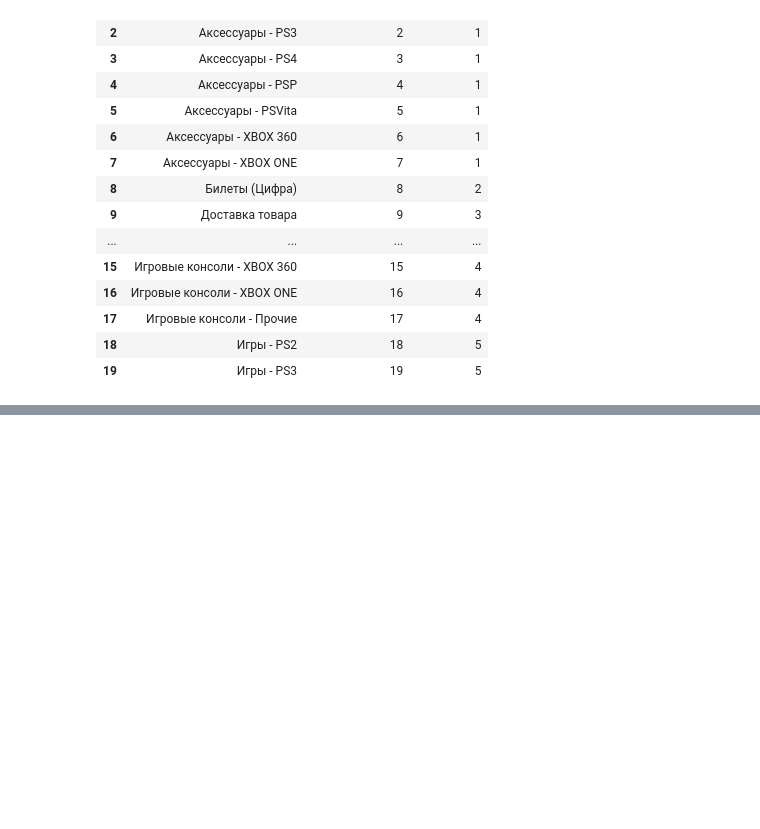
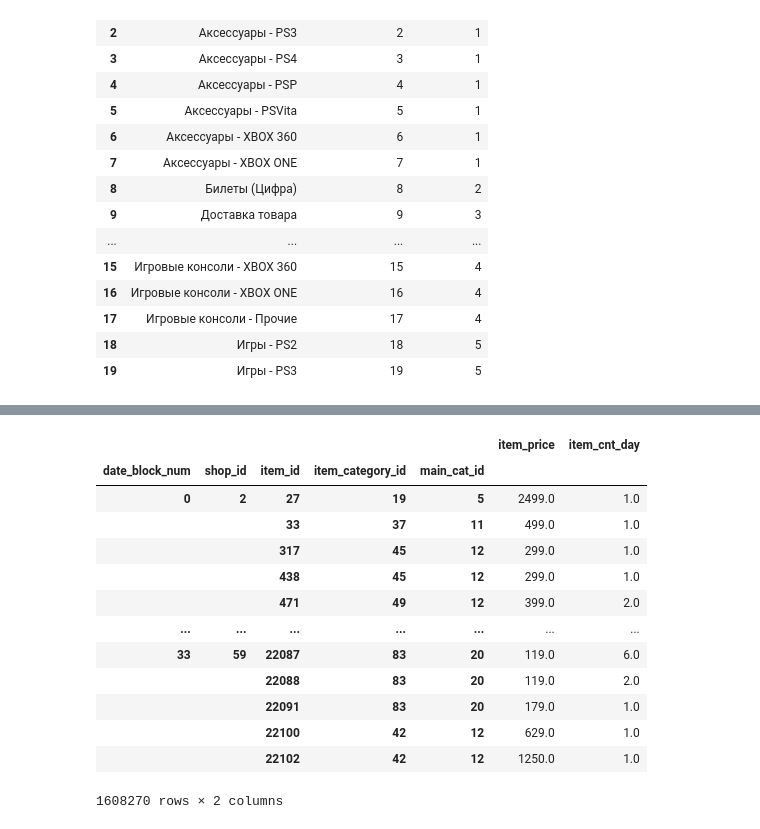
Before and after one commit to Jenny-Jo/-_sales_price, a Jupyter notebook: predict_future_sales/Predict Future Sales.ipynb, the cells around one changed output, grey strips where cells are left out. Cells and saved outputs as stored; diff of their text form; code cells hidden in the pictures; blank space fills up the shorter version.

```diff
--- a/predict_future_sales/Predict Future Sales.ipynb
+++ b/predict_future_sales/Predict Future Sales.ipynb
@@ -104,0 +148,17 @@ cats[0:20]
+# %%
+monthly_sales1
+# %% [output]
+|  |  |  |  |  | item_price | item_cnt_day |
+| date_block_num | shop_id | item_id | item_category_id | main_cat_id |  |  |
+| 0 | 2 | 27 | 19 | 5 | 2499.0 | 1.0 |
+|  |  | 33 | 37 | 11 | 499.0 | 1.0 |
+|  |  | 317 | 45 | 12 | 299.0 | 1.0 |
+|  |  | 438 | 45 | 12 | 299.0 | 1.0 |
+|  |  | 471 | 49 | 12 | 399.0 | 2.0 |
+| ... | ... | ... | ... | ... | ... | ... |
+| 33 | 59 | 22087 | 83 | 20 | 119.0 | 6.0 |
+|  |  | 22088 | 83 | 20 | 119.0 | 2.0 |
+|  |  | 22091 | 83 | 20 | 179.0 | 1.0 |
+|  |  | 22100 | 42 | 12 | 629.0 | 1.0 |
+|  |  | 22102 | 42 | 12 | 1250.0 | 1.0 |
+1608270 rows × 2 columns
```
Also changed, not shown: parts of 25 cells of this notebook.
